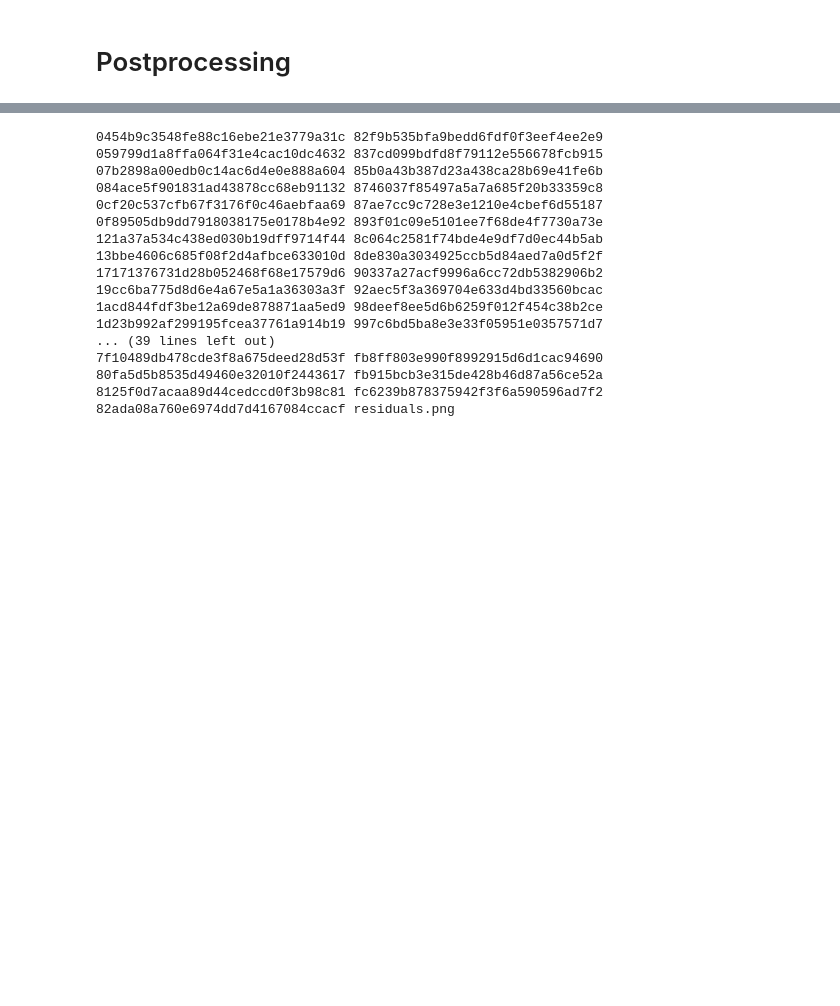
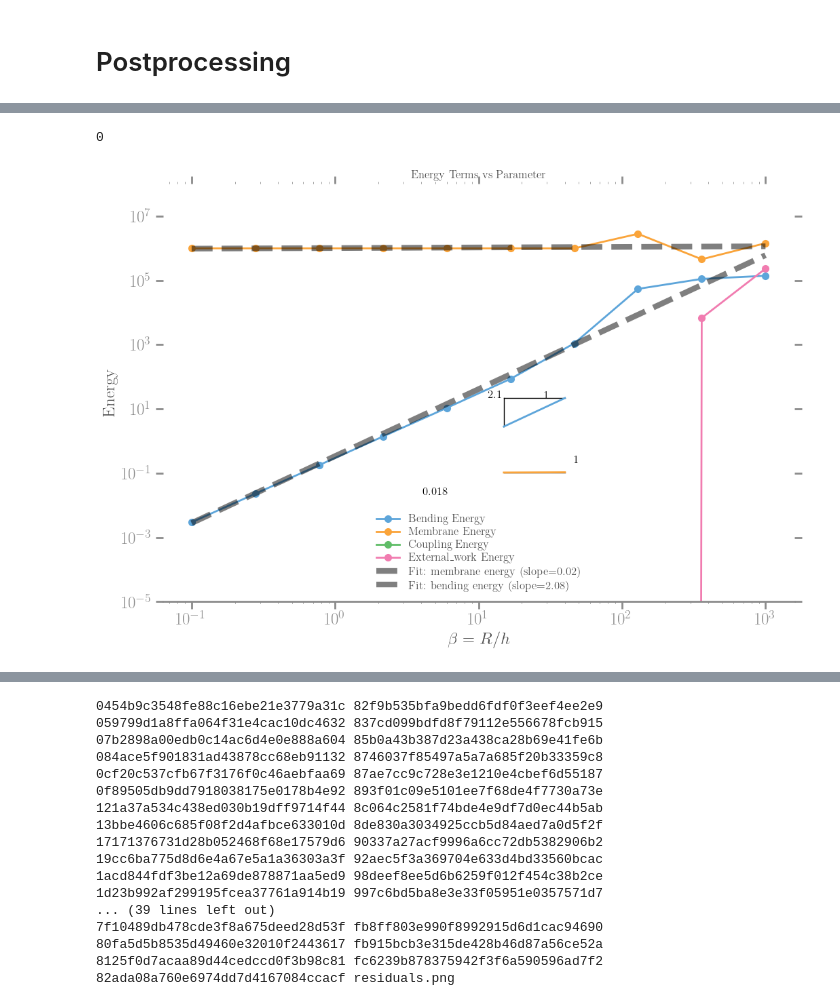
Before and after one commit to kumiori/disclinations, a Jupyter notebook: playground/postprocess.ipynb, the cells around one changed output, grey strips where cells are left out. Cells and saved outputs as stored; diff of their text form; code cells hidden in the pictures; blank space fills up the shorter version.

```diff
--- a/playground/postprocess.ipynb
+++ b/playground/postprocess.ipynb
@@ -11,0 +320,11 @@ from visuals import visuals
+# %%
+data_file = "experiment_Parametric_compression_monopole/output/01bba0/experimental_data.pkl"  # Update with your file path
+experimental_data = pd.read_pickle(data_file)
+
+# Display basic information about the dataset
+print("Loaded Data Information:")
+print(experimental_data.info())
+
+# ## Data Overview
+# Show the first few rows of the data for an overview
+display(experimental_data.head())
@@ -11,0 +356,31 @@ from visuals import visuals
+# %%
+# ## Data Analysis
+# ### Energy Analysis
+# Plot energy terms
+fig, axs = plot_energy_terms(experimental_data)
+
+_slope, _intercept, _fit = fit_loglog(experimental_data["param_value"], experimental_data["membrane"])
+plot_reference_triangle(axs, _slope, 15, 40, x10 = -8, x00=10, y10 = .10, y00=10, scale_factor=.1, color='C1', spin='top_right')
+axs.plot(experimental_data["param_value"], _fit, label=f"Fit: membrane energy (slope={_slope:.2f})", linestyle="--", color="k", lw=6, alpha=0.5)
+
+_slope, _intercept, _fit = fit_loglog(experimental_data["param_value"], experimental_data["bending"])
+plot_reference_triangle(axs, _slope, 15, 40, x10 = 10, x00=2, y10 = .001, y00=1.1, scale_factor=.01, color='C0', spin='top_right')
+axs.plot(experimental_data["param_value"], _fit, label=f"Fit: bending energy (slope={_slope:.2f})", linestyle="--", color="k", lw=6, alpha=0.5)
+
+axs.legend()
+# _slope, _intercept, _fit = fit_loglog(experimental_data["param_value"], experimental_data["w_H2"])
+# plot_reference_triangle(axs, _slope, 15, 40, x10 = 10, x00=2, y10 = .001, y00=1.1, scale_factor=.6, color='C5', spin='top_right')
+# axs.plot(experimental_data["param_value"], _fit, label=f"Fit: H2 Norm of w (slope={_slope:.2f})", linestyle="--", color="k", lw=6, alpha=0.5)
+
+# axs.set_xlim(1e1, 1e2)
+# axs.axvline(1e2, color='k', linestyle='--', alpha=0.5)
+axs.set_ylim(1e-5, 1e8)
+visuals.setspines0()
+
+# fig.savefig(f"{output_folder}/{series}_energy_terms.pdf", bbox_inches='tight')
+# fig.savefig(f"{output_folder}/{series}_energy_terms.png", bbox_inches='tight')
+
+# print(f"Saved to {output_folder}/{series}_energy_terms")
+# %% [output]
+0
+[figure, added]
```
Also changed, not shown: parts of 7 cells of this notebook, 1 other file.
